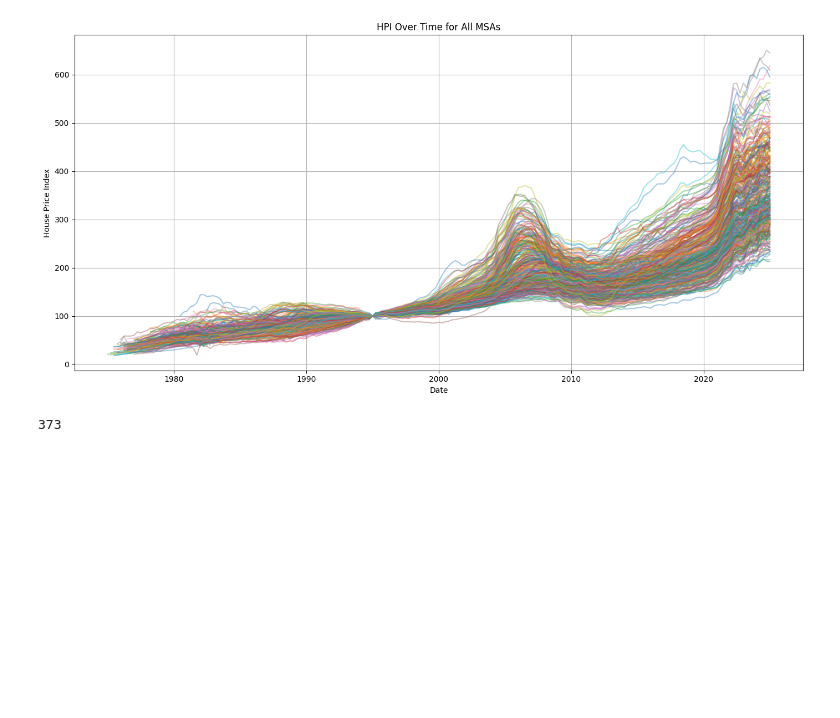
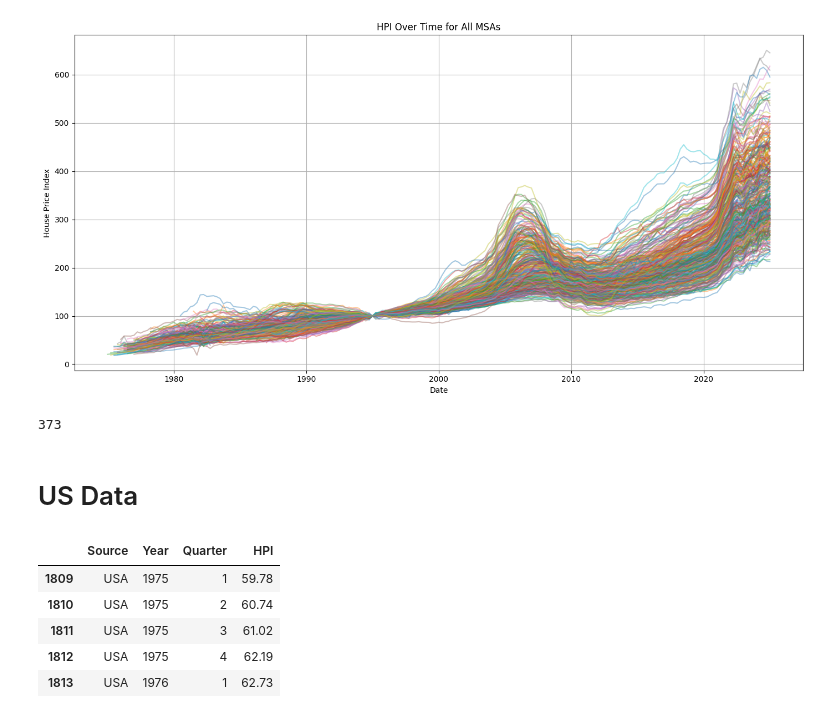
Before and after one commit to SamVirsik/Atrium-Loan-Default-Backup, a Jupyter notebook: Exploration/exploring_HPI.ipynb, the cells around one changed output. Drawn from its saved outputs; the diff is of its cells as text; code cells hidden in the pictures; blank space fills up the shorter version.

```diff
--- a/Exploration/exploring_HPI.ipynb
+++ b/Exploration/exploring_HPI.ipynb
@@ -62,3 +122,5 @@ filtered_df = df[df['MSA Code'].isin(df_names['CBSA Code'])]
 filtered_df['MSA Code'].nunique()
 # %% [output]
 373
+# %% [markdown]
+# US Data
@@ -64,0 +131,9 @@ filtered_df['MSA Code'].nunique()
+# %%
+df.head()
+# %% [output]
+|  | Source | Year | Quarter | HPI |
+| 1809 | USA | 1975 | 1 | 59.78 |
+| 1810 | USA | 1975 | 2 | 60.74 |
+| 1811 | USA | 1975 | 3 | 61.02 |
+| 1812 | USA | 1975 | 4 | 62.19 |
+| 1813 | USA | 1976 | 1 | 62.73 |
```
Also changed, not shown: parts of 14 cells of this notebook, 1 other file.
